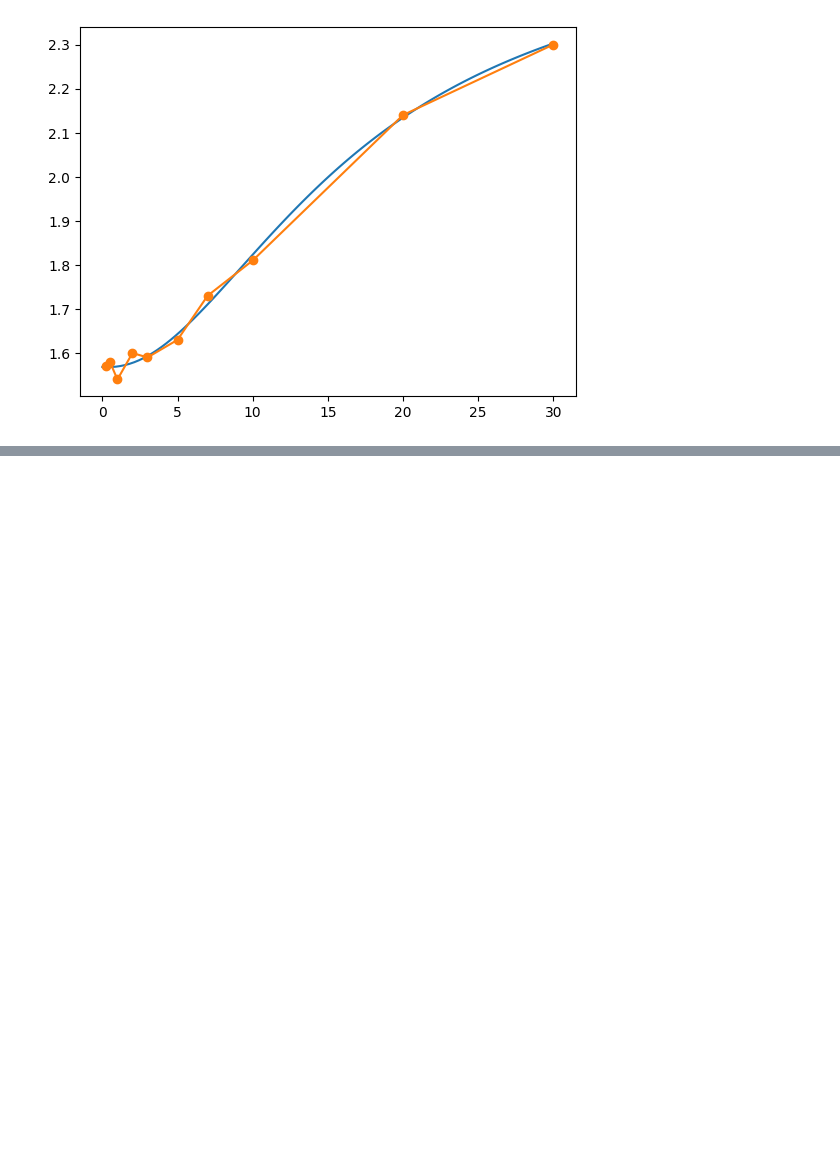
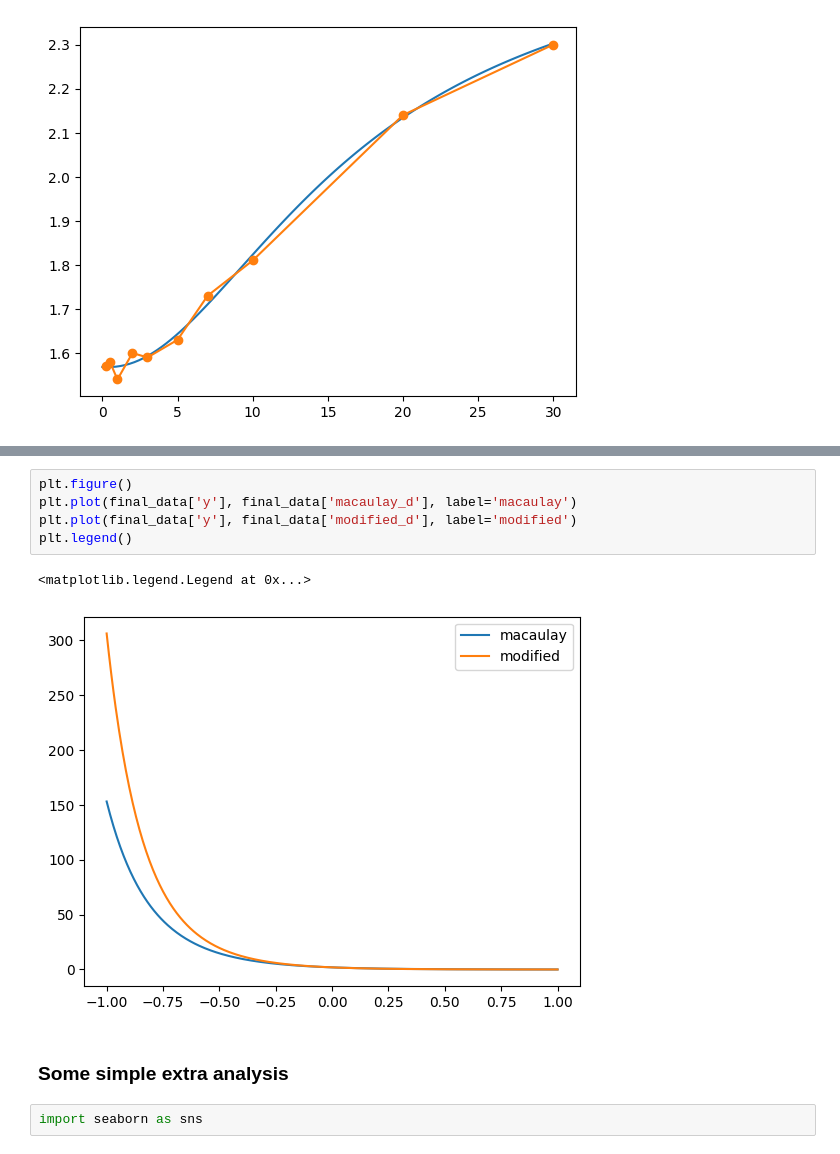
Before and after one commit to chnnxyz/fixed-income-2023b, a Jupyter notebook: python_exercises/Untitled.ipynb, the cells around one changed output, grey strips where cells are left out. Saved outputs shown, nothing was run; the diff lists cells and outputs as text; blank space fills up the shorter version.

```diff
--- a/python_exercises/Untitled.ipynb
+++ b/python_exercises/Untitled.ipynb
@@ -26,0 +220,12 @@ plt.plot(t, y, '-o')
+# %%
+plt.figure()
+plt.plot(final_data['y'], final_data['macaulay_d'], label='macaulay')
+plt.plot(final_data['y'], final_data['modified_d'], label='modified')
+plt.legend()
+# %% [output]
+<matplotlib.legend.Legend at 0x...>
+[figure, added]
+# %% [markdown]
+### Some simple extra analysis
+# %%
+import seaborn as sns
```
Also changed, not shown: parts of 14 cells of this notebook, 1 other file.
